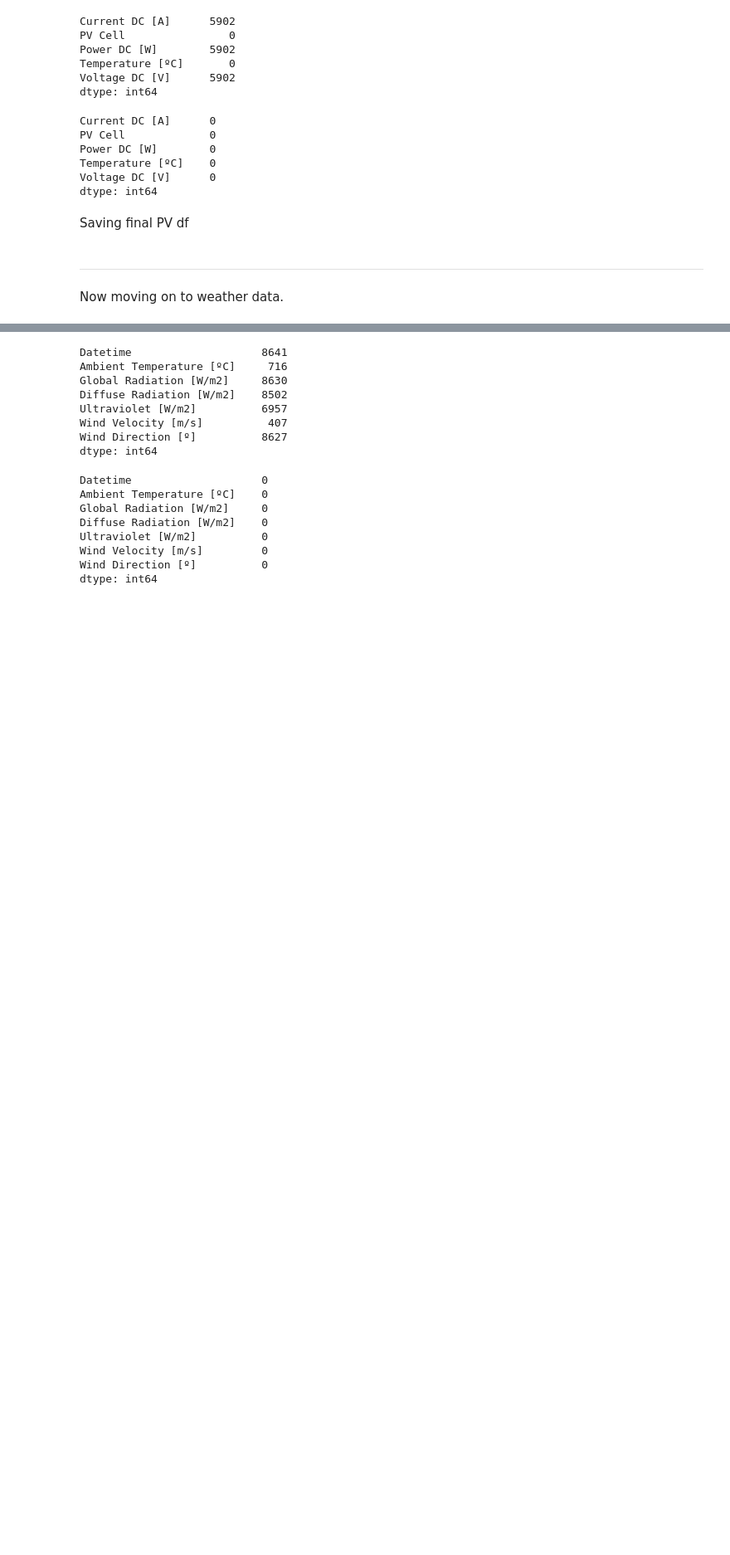
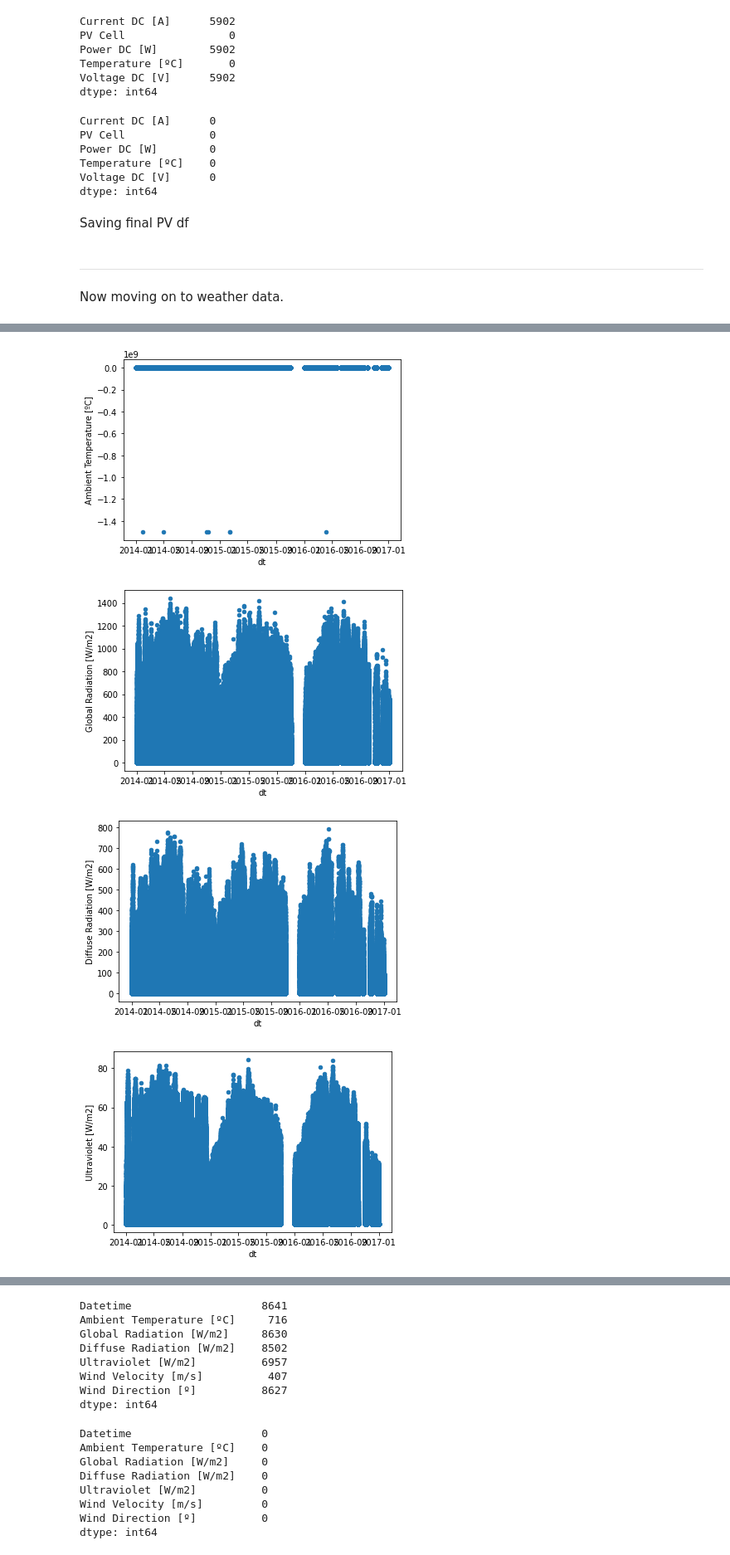
Before and after one commit to jensensj/Capstone_2-SolarPowerCompany, a Jupyter notebook: Wrangling/DataWrangling.ipynb, the cells around one changed output, grey strips where cells are left out. Shown at 83% size. Drawn from its saved outputs; the diff is of its cells as text; code cells hidden in the pictures; blank space fills up the shorter version.

```diff
--- a/Wrangling/DataWrangling.ipynb
+++ b/Wrangling/DataWrangling.ipynb
@@ -563,0 +500,2 @@ Now we're going to look at 1 week of values to figure out the best way to group
+# %%
+w_2016.rename(columns={'Direct Radiation [W/m2]': 'Diffuse Radiation [W/m2]'},inplace=True)
@@ -563,0 +514,2 @@ Now we're going to look at 1 week of values to figure out the best way to group
+# %%
+w_tot = pd.concat([w_2014,w_2015,w_2016])
@@ -563,0 +526,8 @@ Now we're going to look at 1 week of values to figure out the best way to group
+# %%
+for i in w_tot.columns:
+    w_tot.plot.scatter(x='dt', y = i)
+# %% [output]
+[figure, added]
+[figure, added]
+[figure, added]
+[figure, added]
```
Also changed, not shown: parts of 87 cells of this notebook.
